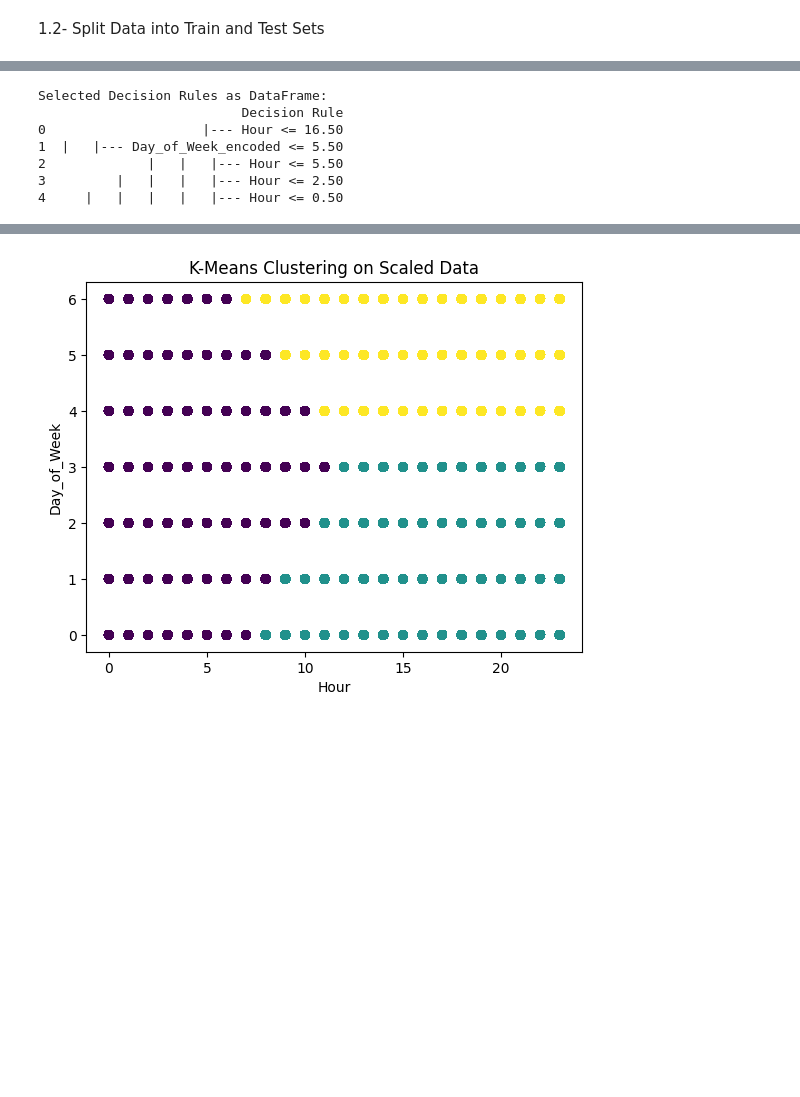
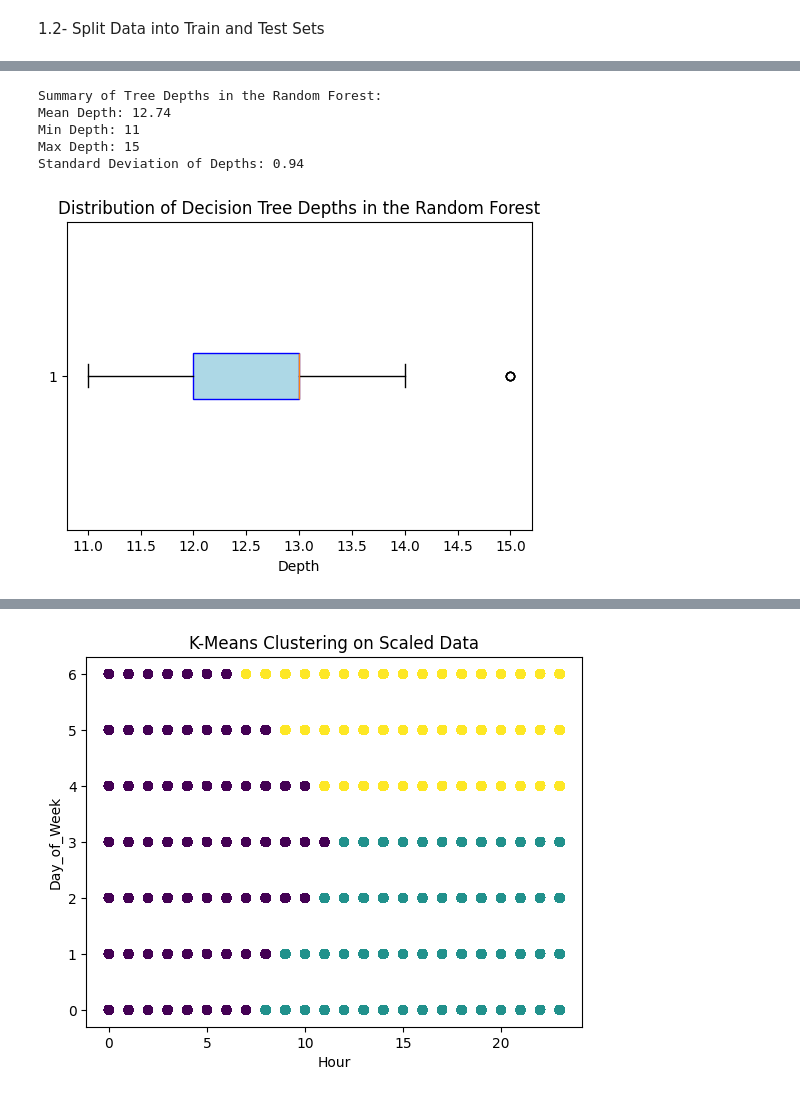
Before and after one commit to CleliaCaetano/-User-Behavior-Analysis-for-Optimizing-Engagement-on-Social-Media, a Jupyter notebook: Instagram_users_datetime_posts_data.ipynb, the cells around one changed output, grey strips where cells are left out. Drawn from its saved outputs; the diff is of its cells as text; code cells hidden in the pictures; blank space fills up the shorter version.

```diff
--- a/Instagram_users_datetime_posts_data.ipynb
+++ b/Instagram_users_datetime_posts_data.ipynb
@@ -1069,34 +1106,41 @@ weighted avg       0.49      0.31      0.33     53677
-# %%
-from sklearn.tree import export_text
-
-# Extract the first decision tree from the RandomForest
-tree = rf_model.estimators_[0]
-
-# Export the decision rules as text
-tree_rules = export_text(tree, feature_names=X.columns.tolist())
-
-# Print a limited number of decision rules
-# For example, display only the first 5 lines of the decision tree rules
-tree_lines = tree_rules.split('\n')
-tree_lines = [line.strip() for line in tree_lines if line.strip() != ""]
-
-# Select the first 5 decision rules
-selected_rules = tree_lines[:5]
-
-# Store the selected rules in a DataFrame
-selected_rules_df = pd.DataFrame(selected_rules, columns=["Decision Rule"])
-
-# Display the DataFrame with selected rules
-print("\nSelected Decision Rules as DataFrame:")
-print(selected_rules_df)
-# %% [output]
-Selected Decision Rules as DataFrame:
-                          Decision Rule
-0                    |--- Hour <= 16.50
-1  |   |--- Day_of_Week_encoded <= 5.50
-2             |   |   |--- Hour <= 5.50
-3         |   |   |   |--- Hour <= 2.50
-4     |   |   |   |   |--- Hour <= 0.50
+# %%
+from sklearn.tree import export_text
+
+# Fit the Random Forest model first
+rf_model = RandomForestClassifier(class_weight='balanced', random_state=42)
+rf_model.fit(X_train, y_train)  # Fit the model with your training data
+
+# Extract the depths of all trees in the RandomForest
+tree_depths = [tree.get_depth() for tree in rf_model.estimators_]
+
+# Summary statistics
+mean_depth = np.mean(tree_depths)
+min_depth = np.min(tree_depths)
+max_depth = np.max(tree_depths)
+std_depth = np.std(tree_depths)
+
+# Print summary statistics
+print(f"\nSummary of Tree Depths in the Random Forest:")
+print(f"Mean Depth: {mean_depth:.2f}")
+print(f"Min Depth: {min_depth}")
+print(f"Max Depth: {max_depth}")
+print(f"Standard Deviation of Depths: {std_depth:.2f}")
+
+# Visualizing the distribution of tree depths (using a histogram or boxplot)
+plt.figure(figsize=(6, 4))
+
+# Boxplot for a concise summary of tree depth distribution
+plt.boxplot(tree_depths, vert=False, patch_artist=True, boxprops=dict(facecolor='lightblue', color='blue'))
+plt.title('Distribution of Decision Tree Depths in the Random Forest')
+plt.xlabel('Depth')
+plt.show()
+# %% [output]
+Summary of Tree Depths in the Random Forest:
+Mean Depth: 12.74
+Min Depth: 11
+Max Depth: 15
+Standard Deviation of Depths: 0.94
+[figure, added]
 # %%
 from sklearn.tree import plot_tree
 
```
Also changed, not shown: parts of 18 cells of this notebook.
